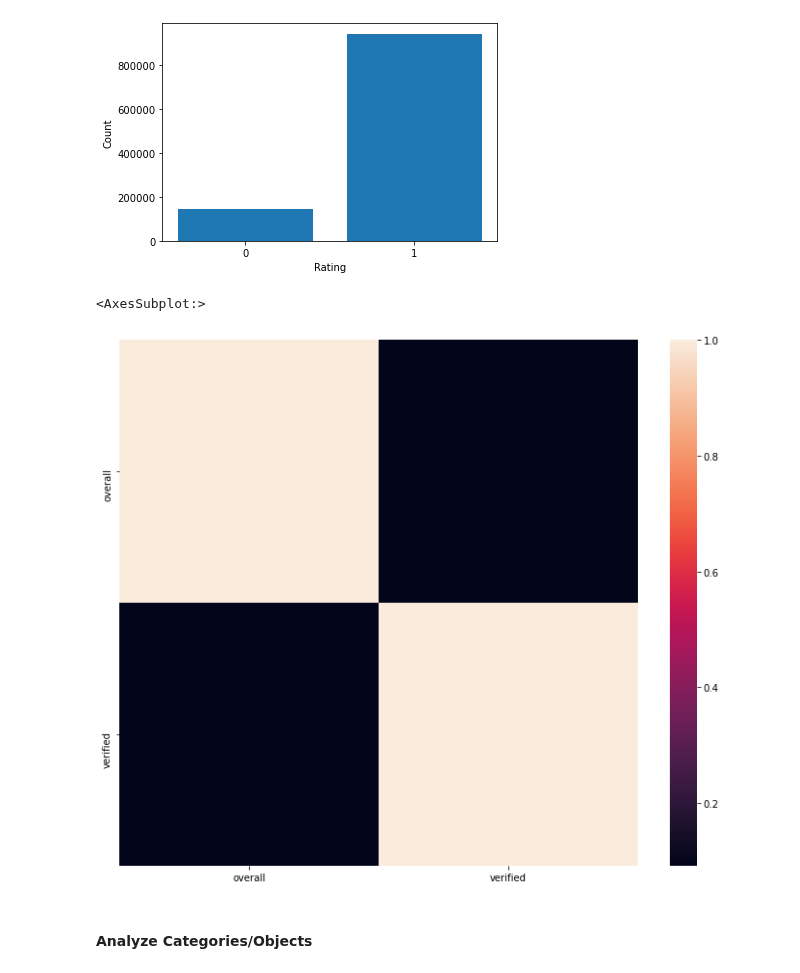
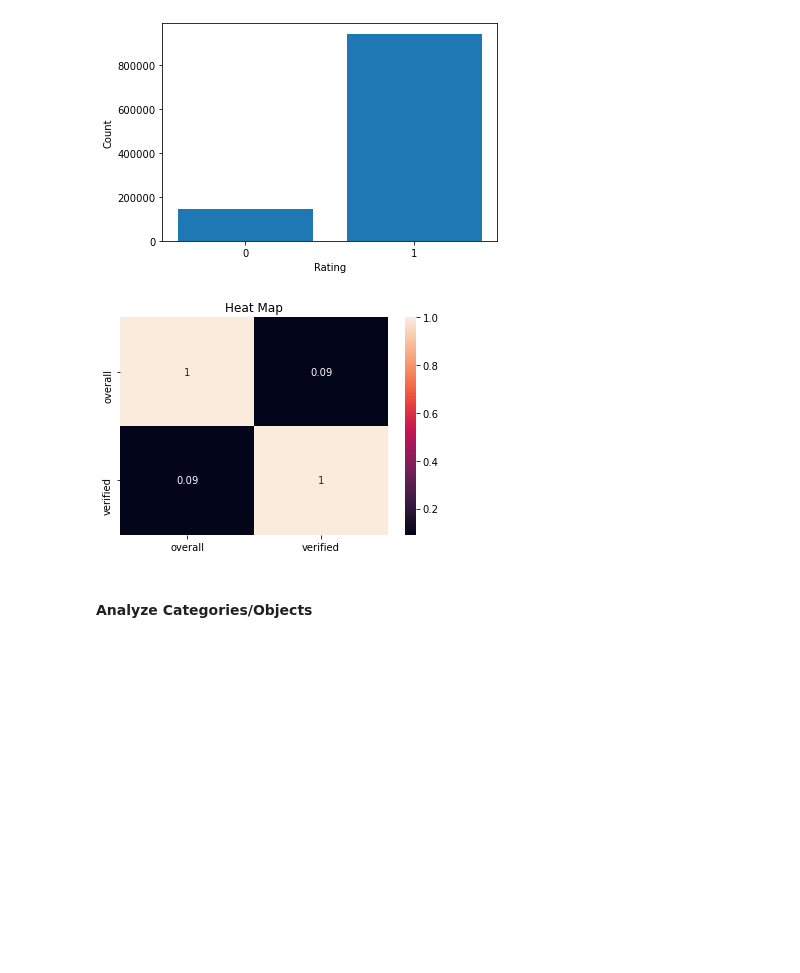
Before and after one commit to JasonCaldwellMBA/Grocery_Recommender, a Jupyter notebook: Notebooks/Exploratory_Data_Analysis.ipynb, the cells around one changed output. Drawn from its saved outputs; the diff is of its cells as text; code cells hidden in the pictures; blank space fills up the shorter version.

Commit message:
Update heatmap

```diff
--- a/Notebooks/Exploratory_Data_Analysis.ipynb
+++ b/Notebooks/Exploratory_Data_Analysis.ipynb
@@ -74,12 +74,12 @@ plt.ylabel('Count')
 plt.show()
 # %% [output]
 [figure]
-# %%
-plt.subplots(figsize=(12, 10))
-sns.heatmap(df.corr())
-# %% [output]
-<AxesSubplot:>
-[figure, removed]
+# %%
+sns.heatmap(round(df.corr(), 2), annot=True)
+plt.title('Heat Map')
+plt.show()
+# %% [output]
+[figure, added]
 # %% [markdown]
 #### Analyze Categories/Objects
 # %%
```
Also changed, not shown: 1 other file.
